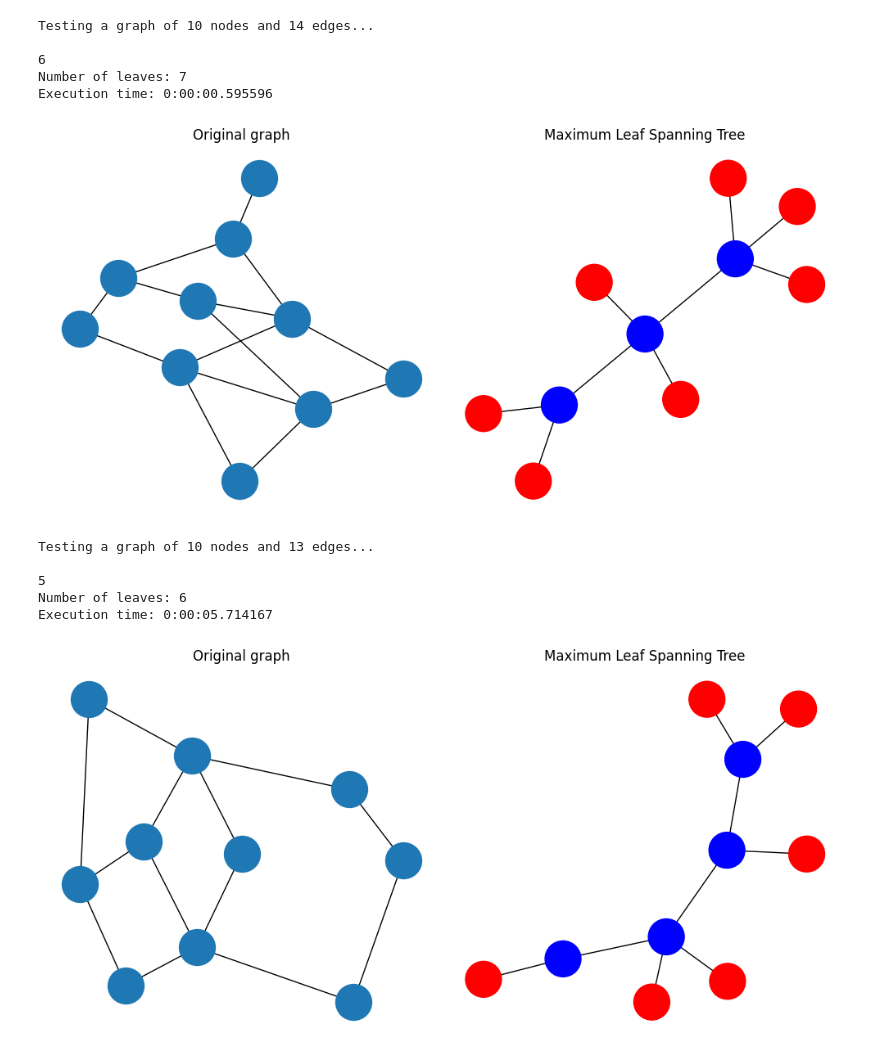
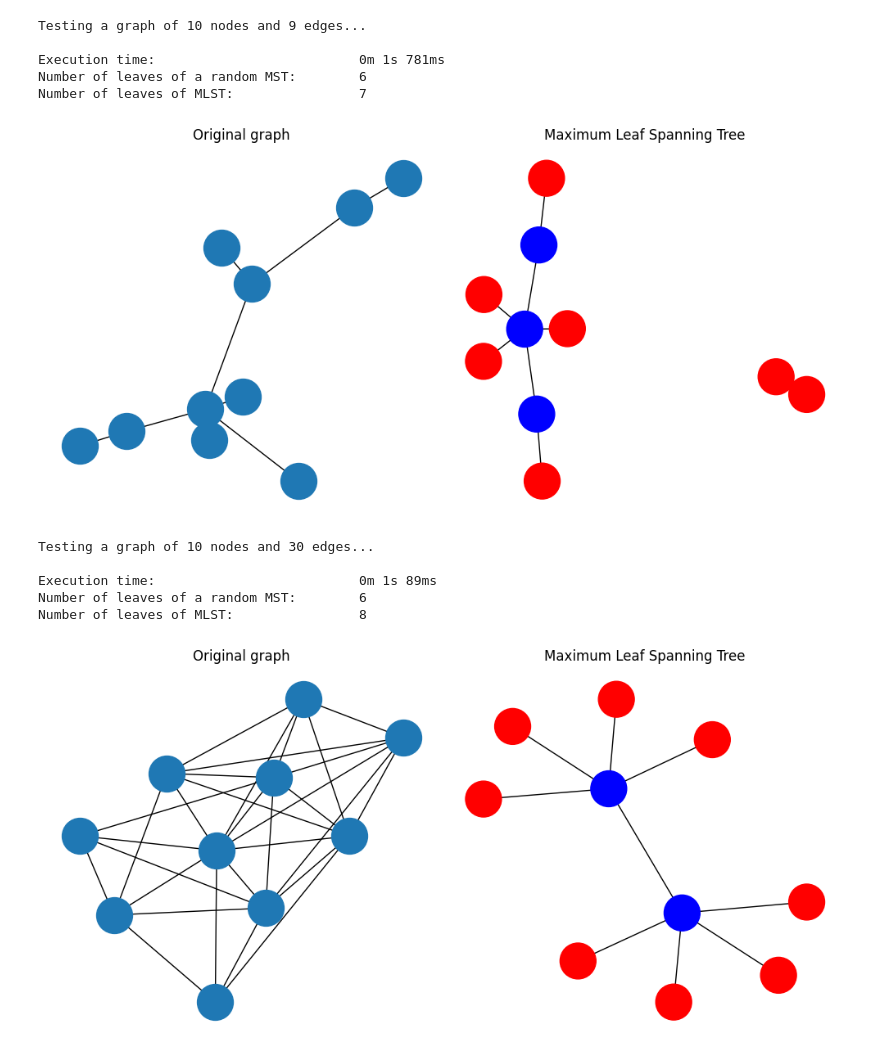
Before and after one commit to strugarveljko/maximum_leaf_spanning_tree, a Jupyter notebook: Genetic Algorithm with Simulated Annealing/tests.ipynb, the cells around one changed output. Drawn from its saved outputs; the diff is of its cells as text; code cells hidden in the pictures.

```diff
--- a/Genetic Algorithm with Simulated Annealing/tests.ipynb
+++ b/Genetic Algorithm with Simulated Annealing/tests.ipynb
@@ -21,13 +21,20 @@ def test_graph(num_of_nodes,
 
     print(f"\n\nTesting a graph of {num_of_nodes} nodes and {len(G.edges)} edges...\n")
     mst=nx.minimum_spanning_tree(G)
-    print(sum(1 for node in mst if mst.degree[node] == 1))
+    mst_leaves = sum(1 for node in mst if mst.degree[node] == 1)
+
     start_time = time.time()
     best_solution = ga(G, num_iters, sa_iters, elitism_size, mutation_prob, population_size, tournament_size)
     end_time = time.time()
 
-    print("Number of leaves:", best_solution.fitness)
-    print(f"Execution time: {timedelta(seconds=end_time-start_time)}")
+    elapsed_time = end_time - start_time
+    minutes = int(elapsed_time // 60)
+    seconds = int(elapsed_time % 60)
+    milliseconds = int((elapsed_time * 1000) % 1000)
+
+    print(f"Execution time: \t\t\t {minutes}m {seconds}s {milliseconds}ms")
+    print(f'Number of leaves of a random MST: \t {mst_leaves}')
+    print(f'Number of leaves of MLST: \t\t {best_solution.fitness}')
 
     MLST = nx.Graph()
     MLST.add_edges_from(best_solution.edges)
@@ -51,34 +58,34 @@ def test_graph(num_of_nodes,
     plt.show()
 # %%
 test_graph(num_of_nodes=10,
-               edge_existence_prob = 0.3,
+               edge_existence_prob = 0.2,
                num_iters=10,
-               sa_iters=10,
+               sa_iters=20,
                elitism_size=2,
                mutation_prob=0.1,
-               population_size=10,
-               tournament_size=10)
+               population_size=20,
+               tournament_size=5)
 # %% [output]
-Testing a graph of 10 nodes and 14 edges...
+Testing a graph of 10 nodes and 9 edges...
 
-6
-Number of leaves: 7
-Execution time: 0:00:00.595596
+Execution time:                          0m 1s 781ms
+Number of leaves of a random MST:        6
+Number of leaves of MLST:                7
-[figure, old version]
+[figure, new version]
 # %%
 test_graph(num_of_nodes=10,
-               edge_existence_prob = 0.2,
-               num_iters=10,
+               edge_existence_prob = 0.5,
+               num_iters=20,
                sa_iters=20,
                elitism_size=5,
-               mutation_prob=0.2,
-               population_size=50,
-               tournament_size=10)
+               mutation_prob=0.5,
+               population_size=10,
+               tournament_size=5)
 # %% [output]
-Testing a graph of 10 nodes and 13 edges...
+Testing a graph of 10 nodes and 30 edges...
 
-5
-Number of leaves: 6
-Execution time: 0:00:05.714167
+Execution time:                          0m 1s 89ms
+Number of leaves of a random MST:        6
+Number of leaves of MLST:                8
-[figure, old version]
+[figure, new version]
 # %%
```
Also changed, not shown: parts of 13 cells of this notebook, 12 other files.
